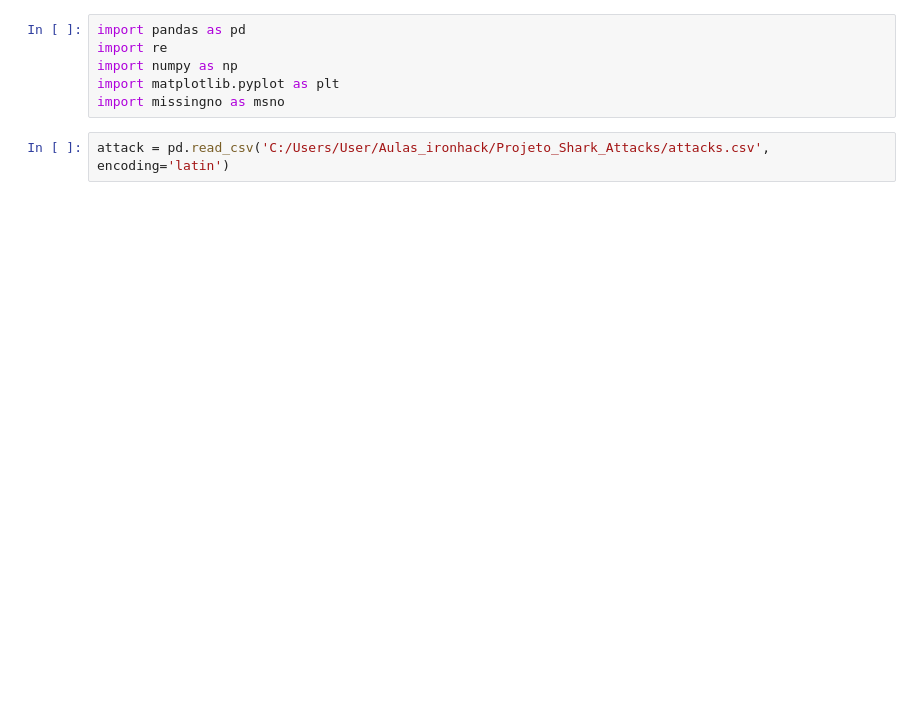
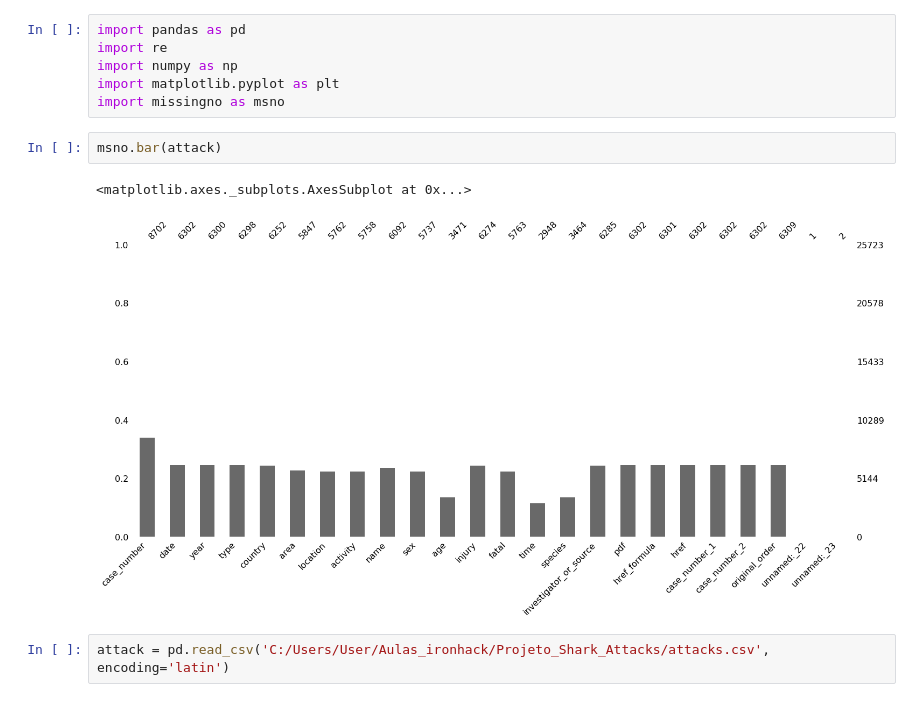
Before and after one commit to Francawg/Iron_class_labs, a Jupyter notebook: Projeto_Shark_Attacks/Shark_attacks.ipynb, the cells around one changed output. Saved outputs shown, nothing was run; the diff lists cells and outputs as text; blank space fills up the shorter version.

```diff
--- a/Projeto_Shark_Attacks/Shark_attacks.ipynb
+++ b/Projeto_Shark_Attacks/Shark_attacks.ipynb
@@ -4,5 +8,10 @@ import re
 import numpy as np
 import matplotlib.pyplot as plt
 import missingno as msno
+# %%
+msno.bar(attack)
+# %% [output]
+<matplotlib.axes._subplots.AxesSubplot at 0x...>
+[figure, added]
 # %%
 attack = pd.read_csv('C:/Users/User/Aulas_ironhack/Projeto_Shark_Attacks/attacks.csv', encoding='latin')
```
Also changed, not shown: parts of 41 cells of this notebook.
